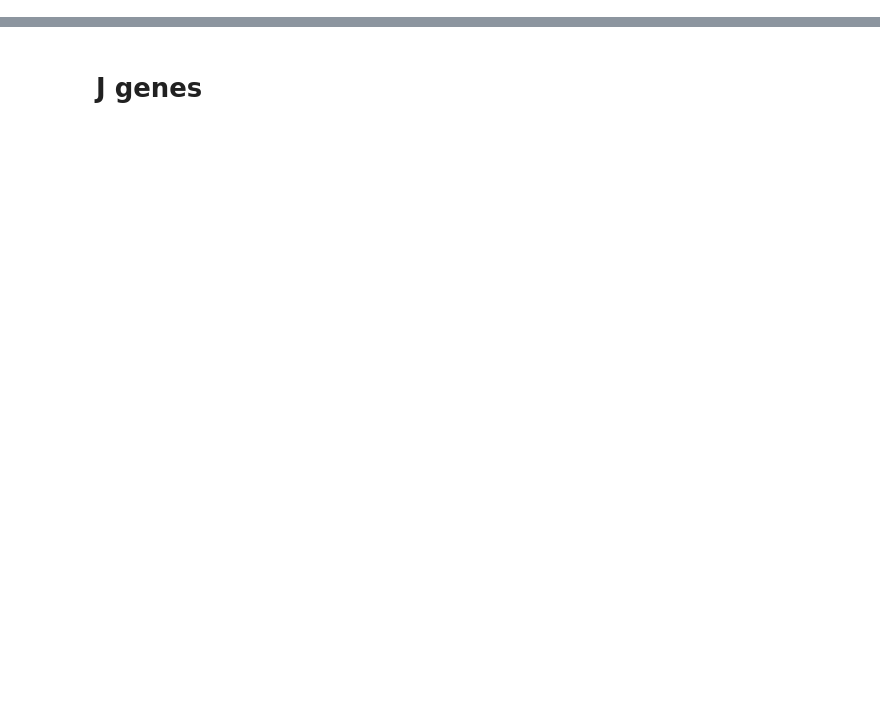
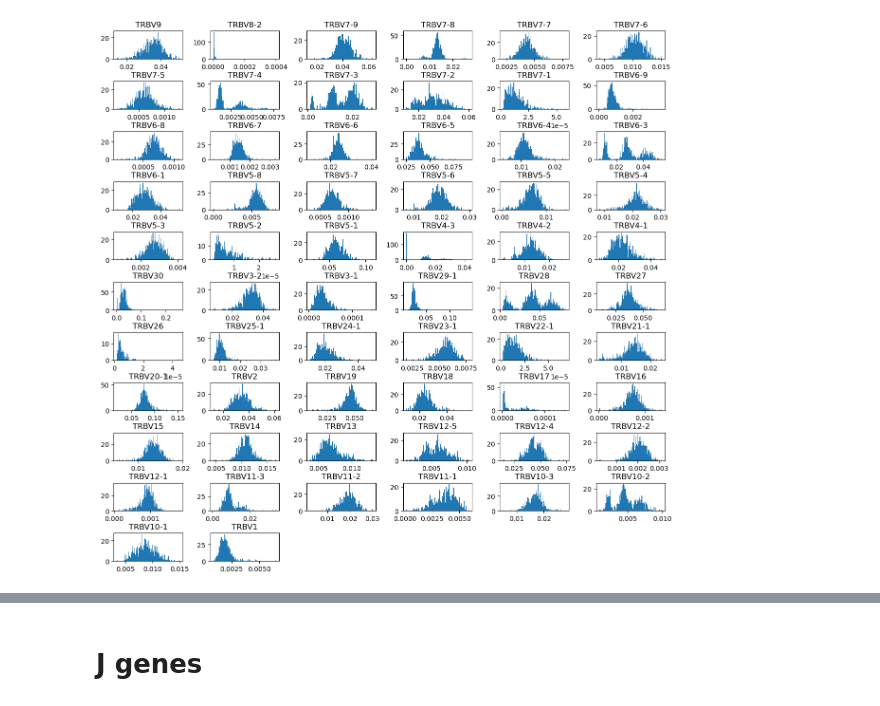
Before and after one commit to Olga-Bagrova/RepSeq_TCRanalysis, a Jupyter notebook: notebooks/Analysis_cohort_II_basics.ipynb, the cells around one changed output, grey strips where cells are left out. Cells and saved outputs as stored; diff of their text form; code cells hidden in the pictures; blank space fills up the shorter version.

```diff
--- a/notebooks/Analysis_cohort_II_basics.ipynb
+++ b/notebooks/Analysis_cohort_II_basics.ipynb
@@ -117,0 +300,15 @@ plt.show()
+# %%
+df_v_norm_filtered = df_v_norm.copy()
+df_v_norm_filtered = df_v_norm_filtered.drop(['TRBV12-3', 'TRAV9-2', 'TRAV9-1', 'TRAV3',
+                                             'TRAV29DV5', 'TRAV23DV6', 'TRAV20', 'TRAV14DV4'], axis=1)
+
+plt.figure(figsize=(15,20))
+
+for i, column in enumerate(df_v_norm_filtered.drop(['id'], axis=1).columns):
+    plt.subplot(15, 6, i+1)
+    plt.hist(x=df_v_norm_filtered[column], bins=100)
+    plt.title(f'{column}')
+plt.subplots_adjust(wspace=0.4, hspace=0.8)
+plt.show()
+# %% [output]
+[figure, added]
```
Also changed, not shown: parts of 93 cells of this notebook.
